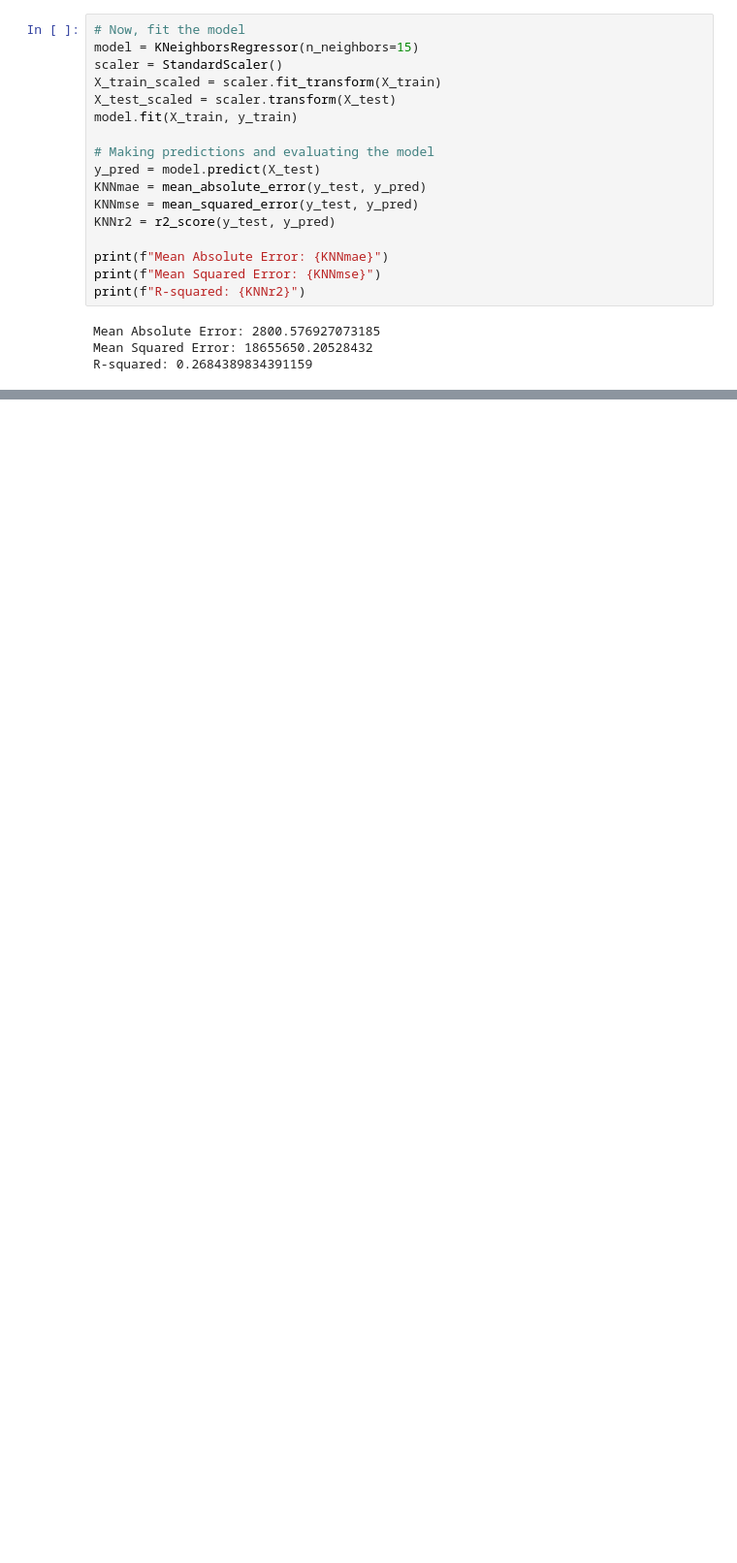
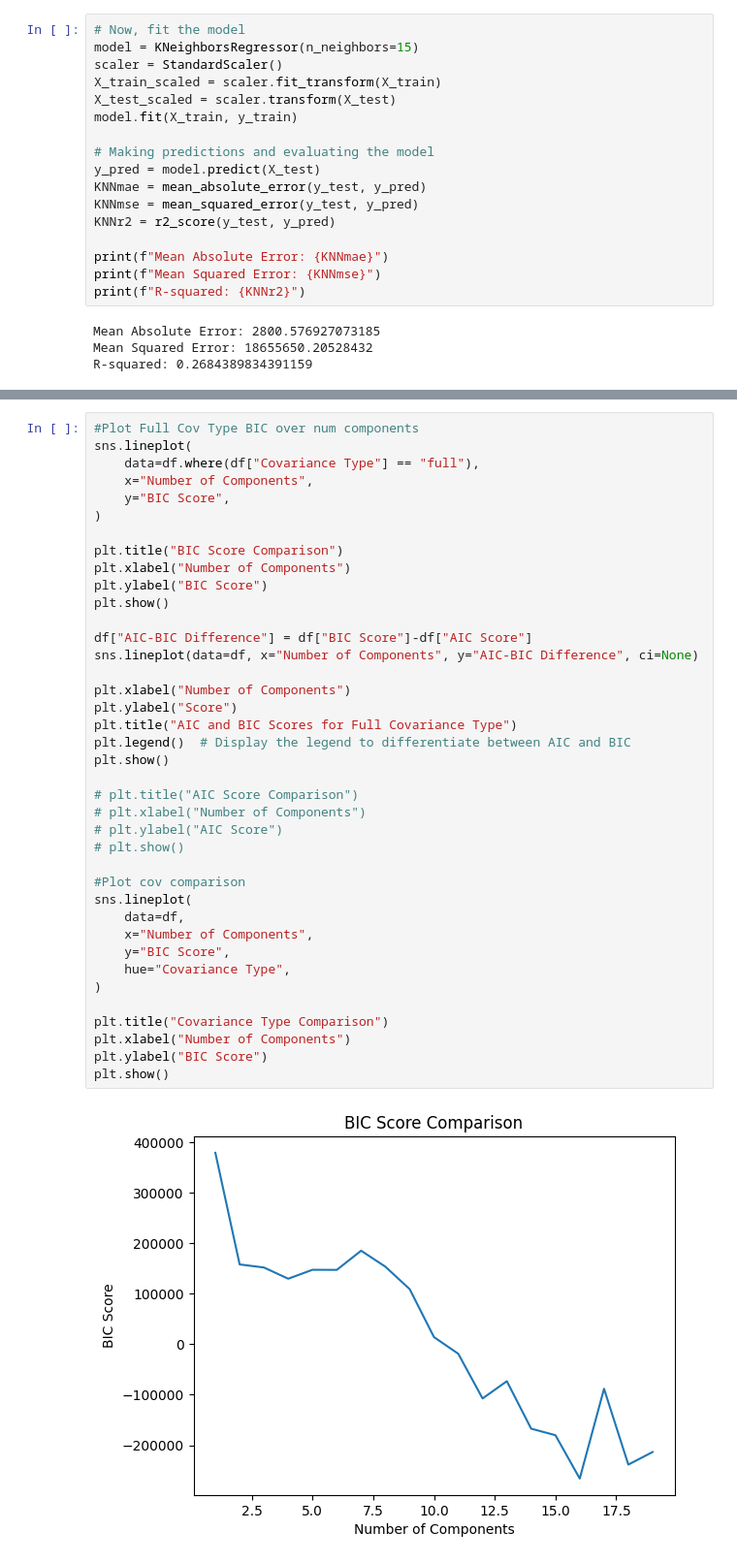
Before and after one commit to WilliamFJohns/CSCI467_Project, a Jupyter notebook: GMM.ipynb, the cells around one changed output, grey strips where cells are left out. Shown at 97% size. Cells and saved outputs as stored; diff of their text form; blank space fills up the shorter version.

```diff
--- a/GMM.ipynb
+++ b/GMM.ipynb
@@ -70,0 +112,41 @@ R-squared: 0.2684389834391159
+# %%
+#Plot Full Cov Type BIC over num components
+sns.lineplot(
+    data=df.where(df["Covariance Type"] == "full"),
+    x="Number of Components",
+    y="BIC Score",
+)
+
+plt.title("BIC Score Comparison")
+plt.xlabel("Number of Components")
+plt.ylabel("BIC Score")
+plt.show()
+
+df["AIC-BIC Difference"] = df["BIC Score"]-df["AIC Score"]
+sns.lineplot(data=df, x="Number of Components", y="AIC-BIC Difference", ci=None)
+
+plt.xlabel("Number of Components")
+plt.ylabel("Score")
+plt.title("AIC and BIC Scores for Full Covariance Type")
+plt.legend()  # Display the legend to differentiate between AIC and BIC
+plt.show()
+
+# plt.title("AIC Score Comparison")
+# plt.xlabel("Number of Components")
+# plt.ylabel("AIC Score")
+# plt.show()
+
+#Plot cov comparison
+sns.lineplot(
+    data=df,
+    x="Number of Components",
+    y="BIC Score",
+    hue="Covariance Type",
+)
+
+plt.title("Covariance Type Comparison")
+plt.xlabel("Number of Components")
+plt.ylabel("BIC Score")
+plt.show()
+# %% [output]
+[figure, added]
```
Also changed, not shown: parts of 9 cells of this notebook.
